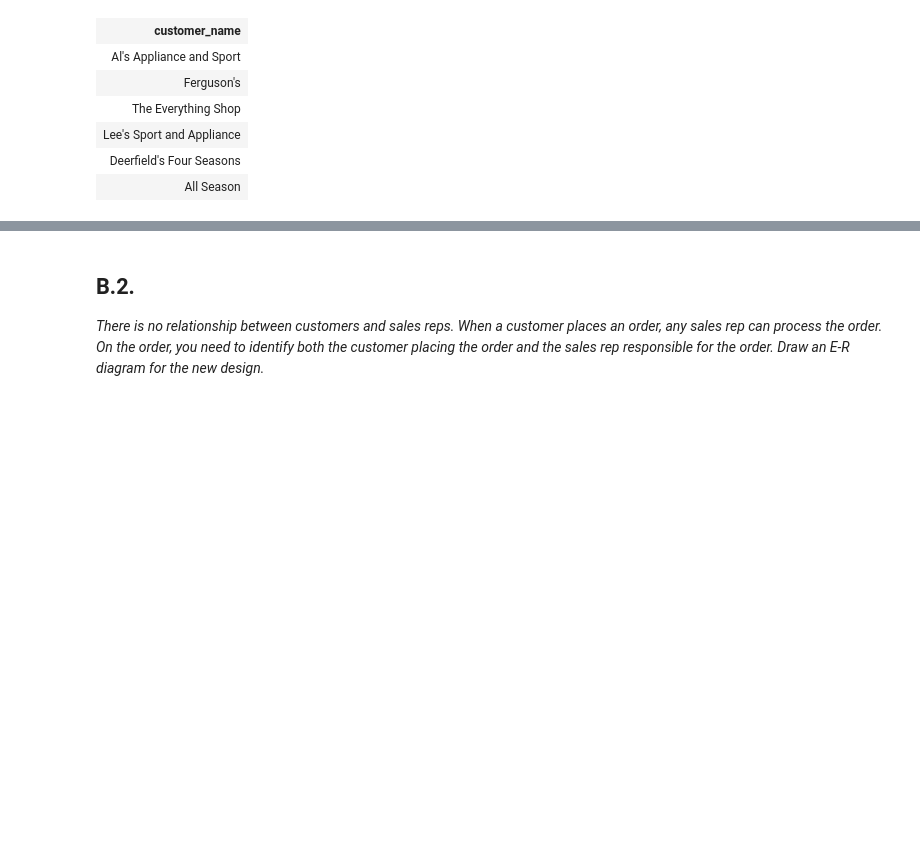
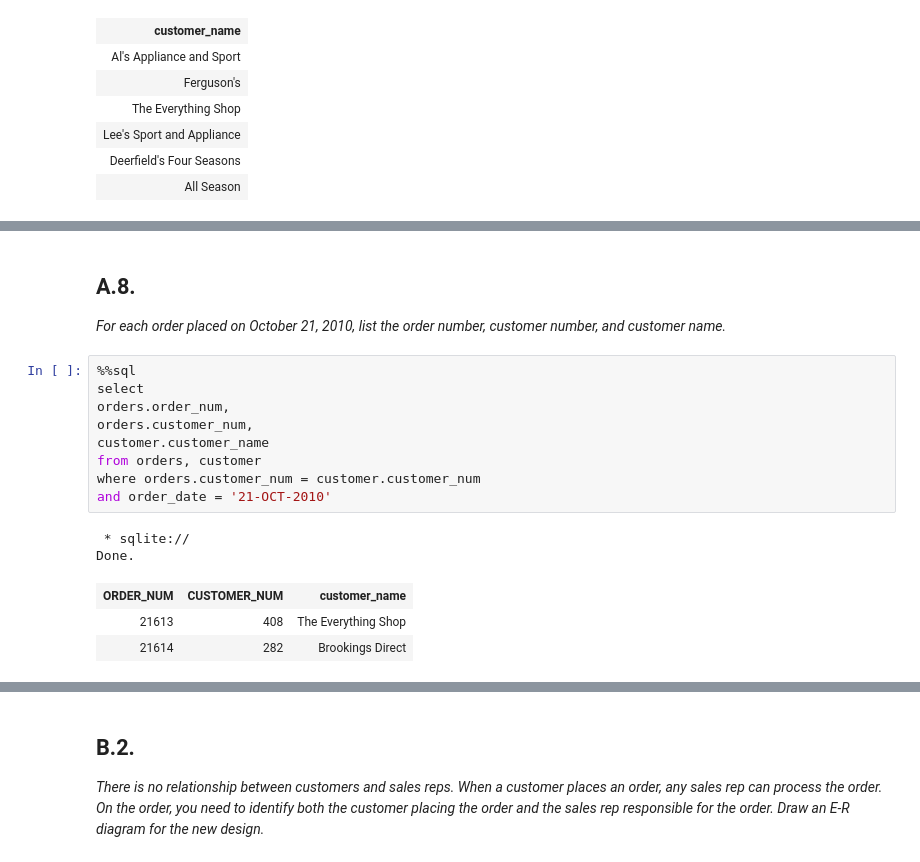
Before and after one commit to RSM2401-JMEX/Group-Assignment-1, a Jupyter notebook: Group-Assignment-1.ipynb, the cells around one changed output, grey strips where cells are left out. Saved outputs shown, nothing was run; the diff lists cells and outputs as text; blank space fills up the shorter version.

```diff
--- a/Group-Assignment-1.ipynb
+++ b/Group-Assignment-1.ipynb
@@ -270,0 +353,18 @@ Done.
+# %% [markdown]
+## A.8.
+*For each order placed on October 21, 2010, list the order number, customer number, and customer name.*
+# %%
+%%sql
+select
+orders.order_num,
+orders.customer_num,
+customer.customer_name
+from orders, customer
+where orders.customer_num = customer.customer_num
+and order_date = '21-OCT-2010'
+# %% [output]
+ * sqlite://
+Done.
+| ORDER_NUM | CUSTOMER_NUM | customer_name |
+| 21613 | 408 | The Everything Shop |
+| 21614 | 282 | Brookings Direct |
```
Also changed, not shown: parts of 19 cells of this notebook.
